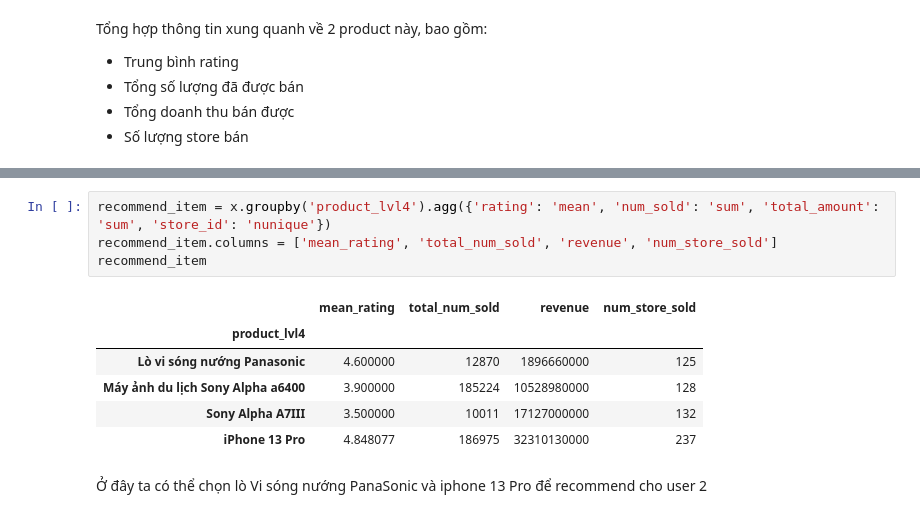
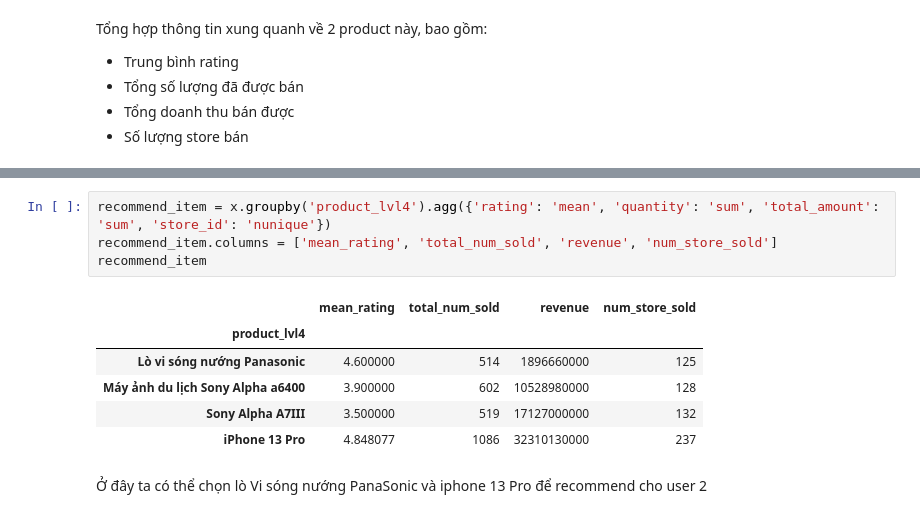
Before and after one commit to Nam1212/Recommend_System, a Jupyter notebook: Recommendation_System.ipynb, the cells around one changed output, grey strips where cells are left out. Drawn from its saved outputs; the diff is of its cells as text.

```diff
--- a/Recommendation_System.ipynb
+++ b/Recommendation_System.ipynb
@@ -519,13 +535,13 @@ Tổng hợp thông tin xung quanh về 2 product này, bao gồm:
 # %%
-recommend_item = x.groupby('product_lvl4').agg({'rating': 'mean', 'num_sold': 'sum', 'total_amount': 'sum', 'store_id': 'nunique'})
+recommend_item = x.groupby('product_lvl4').agg({'rating': 'mean', 'quantity': 'sum', 'total_amount': 'sum', 'store_id': 'nunique'})
 recommend_item.columns = ['mean_rating', 'total_num_sold', 'revenue', 'num_store_sold']
 recommend_item
 # %% [output]
 |  | mean_rating | total_num_sold | revenue | num_store_sold |
 | product_lvl4 |  |  |  |  |
-| Lò vi sóng nướng Panasonic | 4.600000 | 12870 | 1896660000 | 125 |
-| Máy ảnh du lịch Sony Alpha a6400 | 3.900000 | 185224 | 10528980000 | 128 |
-| Sony Alpha A7III | 3.500000 | 10011 | 17127000000 | 132 |
-| iPhone 13 Pro | 4.848077 | 186975 | 32310130000 | 237 |
+| Lò vi sóng nướng Panasonic | 4.600000 | 514 | 1896660000 | 125 |
+| Máy ảnh du lịch Sony Alpha a6400 | 3.900000 | 602 | 10528980000 | 128 |
+| Sony Alpha A7III | 3.500000 | 519 | 17127000000 | 132 |
+| iPhone 13 Pro | 4.848077 | 1086 | 32310130000 | 237 |
 # %% [markdown]
 Ở đây ta có thể chọn lò Vi sóng nướng PanaSonic và iphone 13 Pro để recommend cho user 2
```
Also changed, not shown: parts of 2 cells of this notebook.
